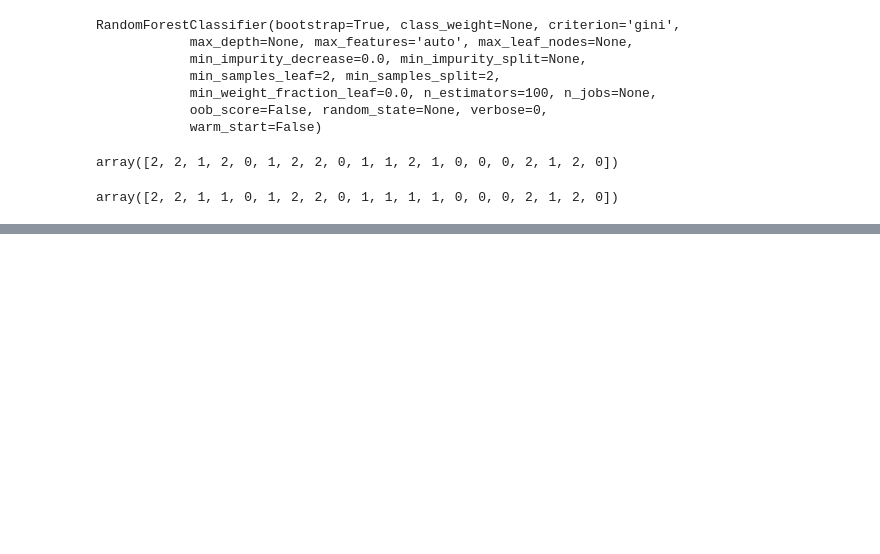
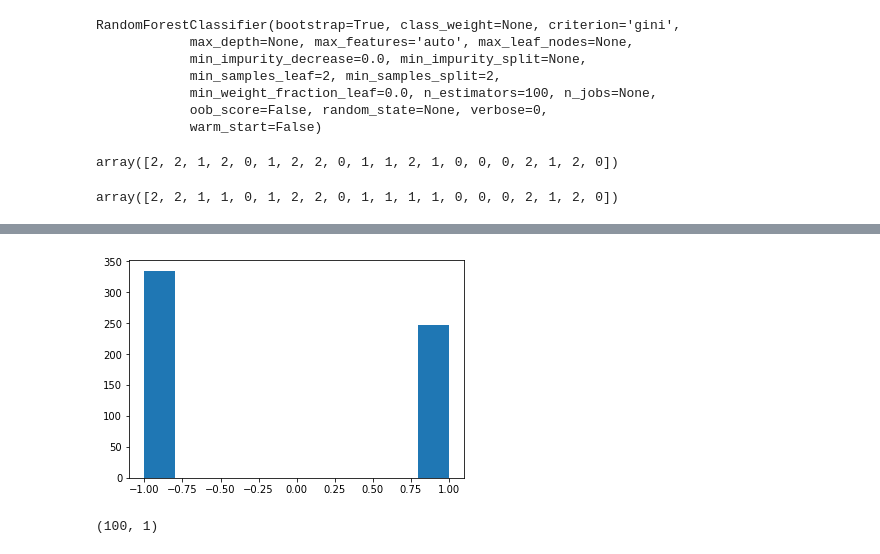
Before and after one commit to liyuefanxxl/python_training_test, a Jupyter notebook: training_material.ipynb, the cells around one changed output, grey strips where cells are left out. Cells and saved outputs as stored; diff of their text form; code cells hidden in the pictures; blank space fills up the shorter version.

```diff
--- a/training_material.ipynb
+++ b/training_material.ipynb
@@ -330,0 +380,4 @@ plt.hist(iris_y_train);
+# %%
+plt.hist(y);
+# %% [output]
+[figure, added]
@@ -330,0 +394,4 @@ plt.hist(iris_y_train);
+# %%
+X_test.shape
+# %% [output]
+(100, 1)
```
Also changed, not shown: parts of 20 cells of this notebook.
